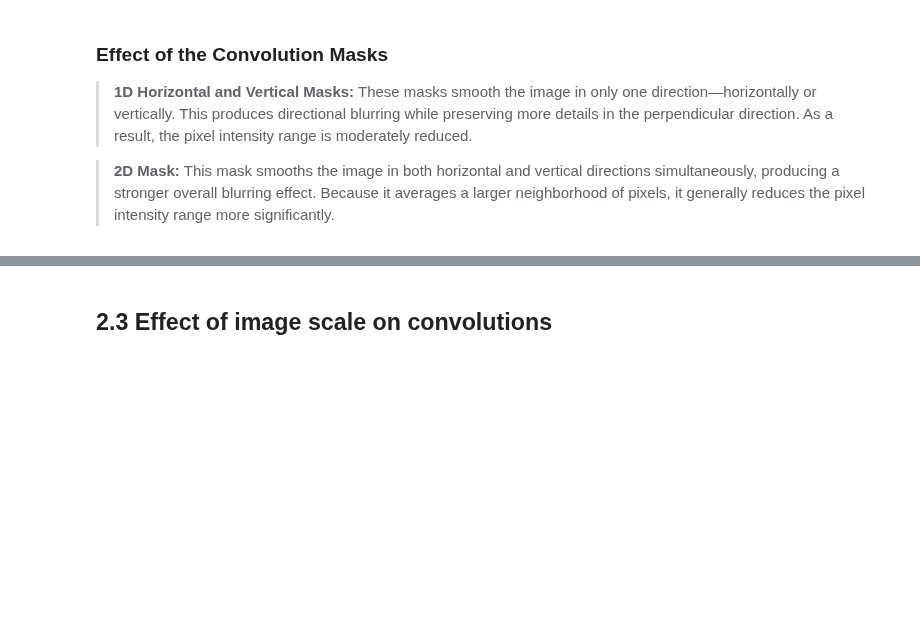
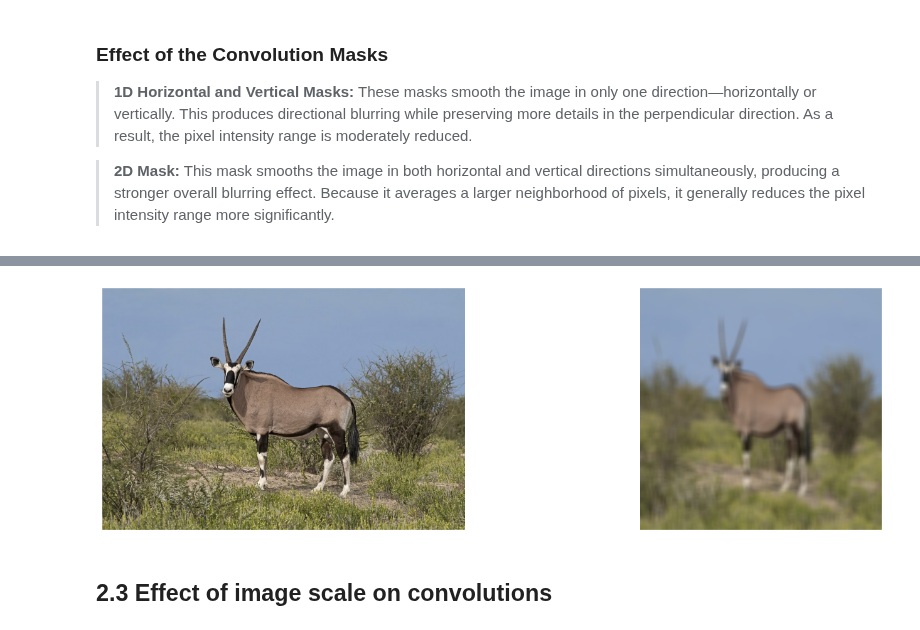
Before and after one commit to marcvergees/VA-P2, a Jupyter notebook: p2_material/2026_ComputerVision_P2.ipynb, the cells around one changed output, grey strips where cells are left out. Cells and saved outputs as stored; diff of their text form; code cells hidden in the pictures; blank space fills up the shorter version.

```diff
--- a/p2_material/2026_ComputerVision_P2.ipynb
+++ b/p2_material/2026_ComputerVision_P2.ipynb
@@ -216,3 +258,31 @@ This mask smooths the image in both horizontal and vertical directions simultane
+# %%
+def conv_coor(image, mask):
+    image_resized = resize(img_oryx, (256, 256), preserve_range=True)
+    image_resized[:,:,0] = convolve(image_resized[:,:,0],mask)
+    image_resized[:,:,1] = convolve(image_resized[:,:,1],mask)
+    image_resized[:,:,2] = convolve(image_resized[:,:,2],mask)
+
+    image_display = np.clip(image_resized, 0, 255).astype(np.uint8)         # Teníem una imatge en float i ara la passem a grayscale per veure-la.
+
+    fig = plt.figure(figsize=(18, 5))
+
+    plt.subplot(1,2,1)
+    plt.imshow(image)
+    plt.title("Original")
+    plt.axis('off')
+    plt.subplot(1,2,2)
+    plt.imshow(image_display)
+    plt.title("Filtered (7x7)")
+    plt.axis('off')
+
+
+    plt.show()
+
+mask = np.ones((7,7), dtype=np.uint8)
+mask = mask / np.sum(mask)
+conv_coor(img_oryx, mask)
+# %% [output]
+[figure, added]
 # %% [markdown]
 ## **2.3 Effect of image scale on convolutions**
 # %% [markdown]
```
Also changed, not shown: parts of 9 cells of this notebook, 1 other file.
